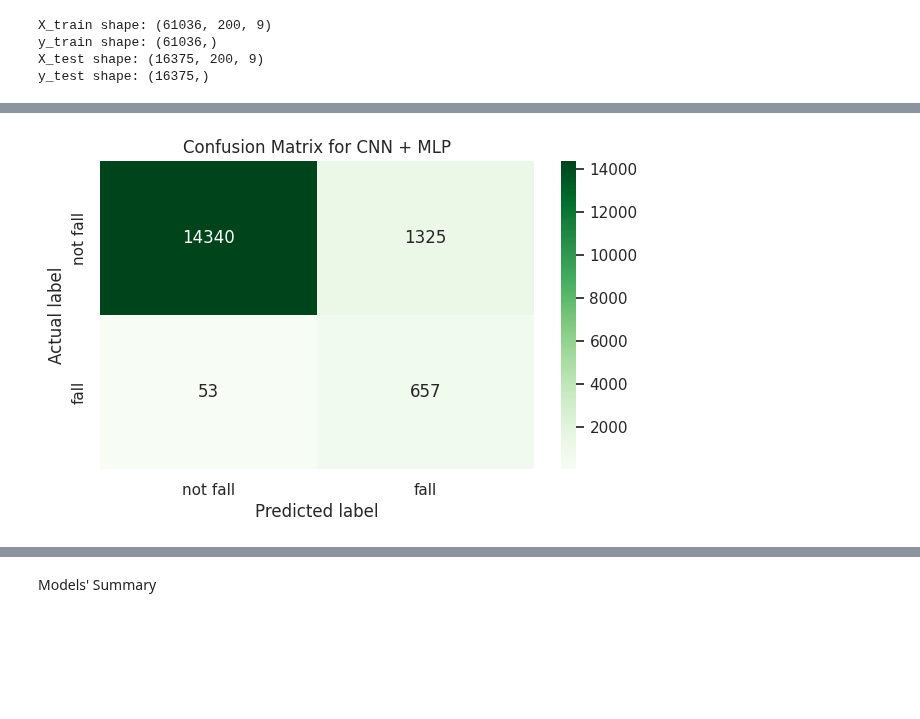
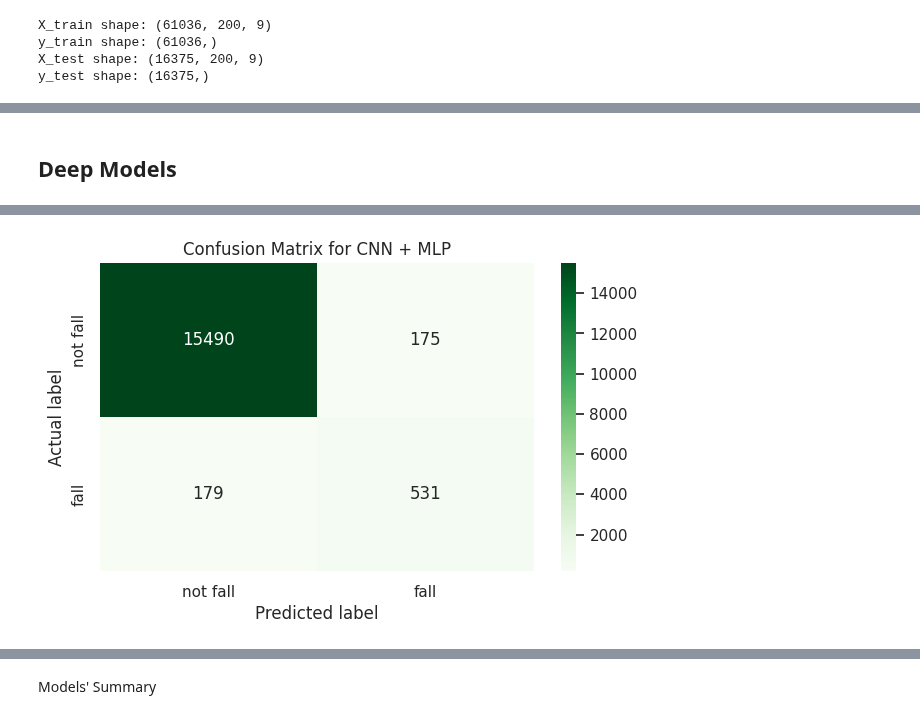
Before and after one commit to mojtabaSefidi/Fall-Detection-System, a Jupyter notebook: Fall_Detection_System_v2.ipynb, the cells around one changed output, grey strips where cells are left out. Saved outputs shown, nothing was run; the diff lists cells and outputs as text; code cells hidden in the pictures; blank space fills up the shorter version.

```diff
--- a/Fall_Detection_System_v2.ipynb
+++ b/Fall_Detection_System_v2.ipynb
@@ -144,6 +144,15 @@ def plot_history(history):
     plt.ylabel("Value")
     plt.suptitle("Learning Curve", size=16, y=0.927)
     plt.show()
+
+def save_pickle(variable, path):
+  with open(path,'wb') as f:
+    pickle.dump(variable, f)
+    return
+
+def load_pickle(path):
+  with open(path,'rb') as f:
+    return pickle.load(f)
 # %% [markdown]
 ## Pre-Processor
 # %%
@@ -439 +448,3 @@ predictions, results = tradional_models.pipeline(X_train,
+# %% [markdown]
+## Deep Models
 # %%
@@ -580,10 +629,24 @@ train_evaluate_deep = Train_Evaluate_Deep()
+# %%
+predictions = load_pickle('/content/gdrive/MyDrive/Fall Detection System/Results/predictions.pkl')
+results = load_pickle('/content/gdrive/MyDrive/Fall Detection System/Results/results.pkl')
+
+train_evaluate_deep = Train_Evaluate_Deep(predictions=predictions,
+                                          results=results)
 # %%
 print('1. Build Model...')
 cnn_model = train_evaluate_deep.build_cnn(input_size=X_train.shape[1:])
 print('2. Train Model...')
-cnn_history = train_evaluate_deep.train_deep_model(cnn_model, X_train, y_train, class_weight, epochs=5)
+cnn_history = train_evaluate_deep.train_deep_model(cnn_model,
+                                                   X_train,
+                                                   y_train,
+                                                   optimizer=tf.optimizers.SGD(learning_rate=0.001),
+                                                   loss_function=keras.losses.BinaryCrossentropy(),
+                                                   callbacks=[get_early_stopping(metric='val_PRC', patience=10, mode='max')],
+                                                   metrics=classification_metrics,
+                                                   class_weight=class_weight,
+                                                   epochs=30)
 print('3. Evaluation...')
-prediction = train_evaluate_deep.evaluate(cnn_model, X_test, y_test, batch_size=128, threshold=0.5, title='CNN + MLP', model_name='CNN + MLP', plot=False)
+prediction = train_evaluate_deep.evaluate(cnn_model, X_test, y_test, batch_size=128, threshold=0.9, title='CNN + MLP', model_name='CNN + MLP', plot=False)
 
 plot_learning_curves=False
 if plot_learning_curves:
@@ -610,4 +673,4 @@ Epoch 5/5
-[figure, old version]
+[figure, new version]
 # %%
 print('1. Build Model...')
 LSTM_model = train_evaluate_deep.build_lstm(input_size=X_train.shape[1:])
```
Also changed, not shown: parts of 17 cells of this notebook.
